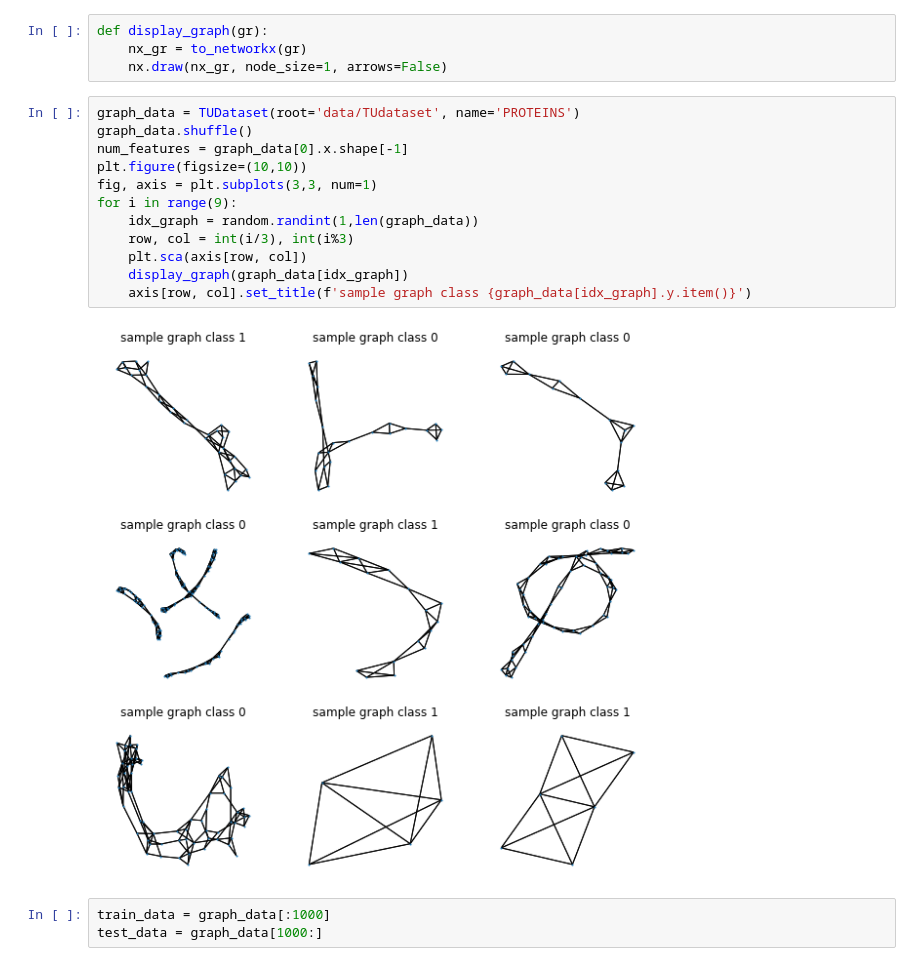
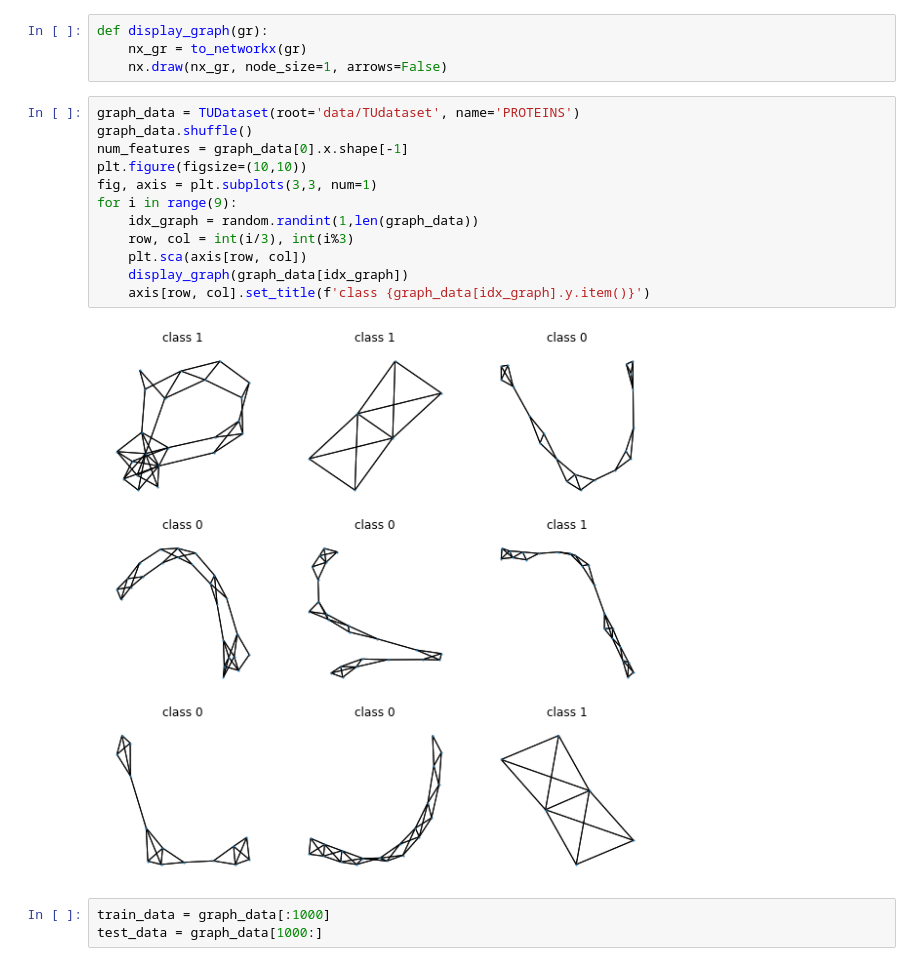
Before and after one commit to teslami/Graph-Machine-Learning, a Jupyter notebook: Graph_classification.ipynb, the cells around one changed output. Saved outputs shown, nothing was run; the diff lists cells and outputs as text.

Commit message:
updated fig title

```diff
--- a/Graph_classification.ipynb
+++ b/Graph_classification.ipynb
@@ -26,17 +26,17 @@ def display_graph(gr):
 # %%
 graph_data = TUDataset(root='data/TUdataset', name='PROTEINS')
 graph_data.shuffle()
 num_features = graph_data[0].x.shape[-1]
 plt.figure(figsize=(10,10))
 fig, axis = plt.subplots(3,3, num=1)
 for i in range(9):
     idx_graph = random.randint(1,len(graph_data))
     row, col = int(i/3), int(i%3)
     plt.sca(axis[row, col])
     display_graph(graph_data[idx_graph])
-    axis[row, col].set_title(f'sample graph class {graph_data[idx_graph].y.item()}')
+    axis[row, col].set_title(f'class {graph_data[idx_graph].y.item()}')
 # %% [output]
-[figure, old version]
+[figure, new version]
 # %%
 train_data = graph_data[:1000]
 test_data = graph_data[1000:]
```
Also changed, not shown: parts of 1 cell of this notebook.
